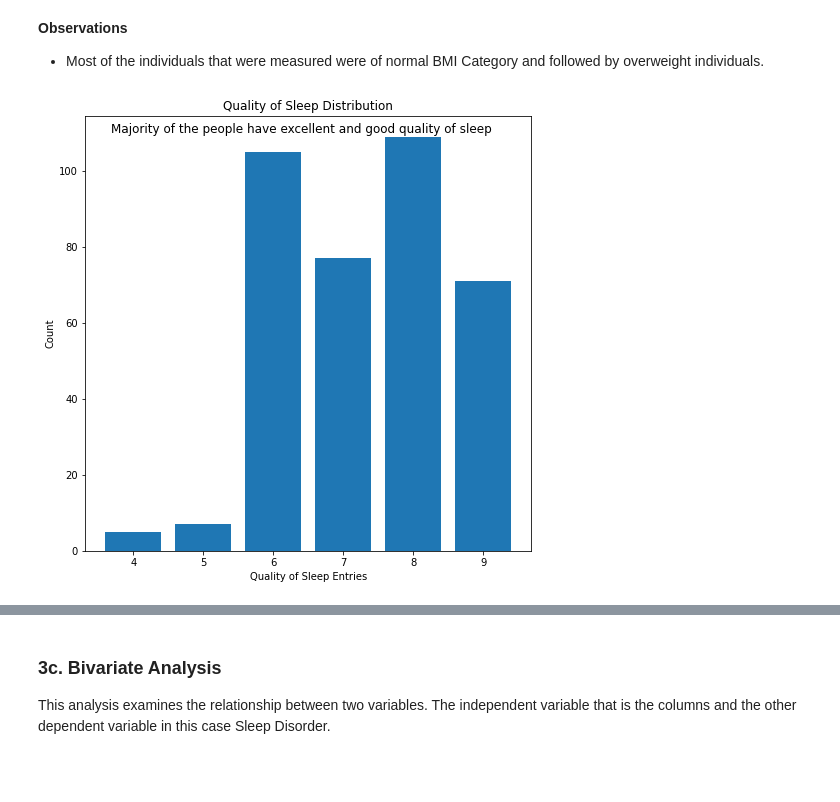
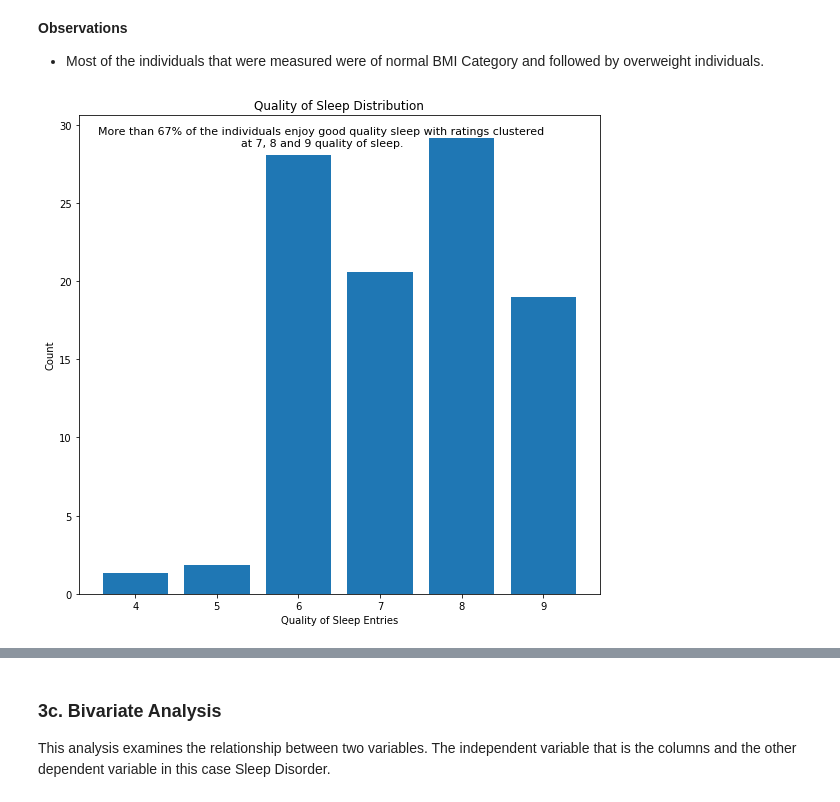
Before and after one commit to jgatharia/Health_and_Sleep_Relation_Project, a Jupyter notebook: health_and_wellness.ipynb, the cells around one changed output, grey strips where cells are left out. Saved outputs shown, nothing was run; the diff lists cells and outputs as text; code cells hidden in the pictures; blank space fills up the shorter version.

```diff
--- a/health_and_wellness.ipynb
+++ b/health_and_wellness.ipynb
@@ -310,16 +313,17 @@ Name: count, dtype: int64
 * Most of the individuals that were measured were of normal BMI Category and followed by overweight individuals.
 # %%
 #Lets Observe the Quality of sleep distribution
-quality_of_sleep = health_wellness_df['Quality of Sleep'].value_counts()
-quality_of_sleep
+quality_of_sleep = health_wellness_df['Quality of Sleep'].value_counts(normalize=True)*100
 fig, ax = plt.subplots(figsize=(8,8))
 plt.bar(quality_of_sleep.index, quality_of_sleep.values)
 plt.xlabel('Quality of Sleep Entries')
-fig.text(0.5, 0.85, 'Majority of the people have excellent and good quality of sleep', ha='center', fontsize=12)
+fig.text(0.5, 0.85, 'More than 67% of the individuals enjoy good quality sleep with ratings clustered \n'
+         'at 7, 8 and 9 quality of sleep.', ha='center', fontsize=11)
 plt.ylabel('Count')
 plt.title('Quality of Sleep Distribution')
+plt.tight_layout(rect=[0,0,1,0.95])
 plt.show();
 # %% [output]
-[figure, old version]
+[figure, new version]
 # %%
 # Lets observe the Sress level distribution
```
Also changed, not shown: parts of 8 cells of this notebook.
